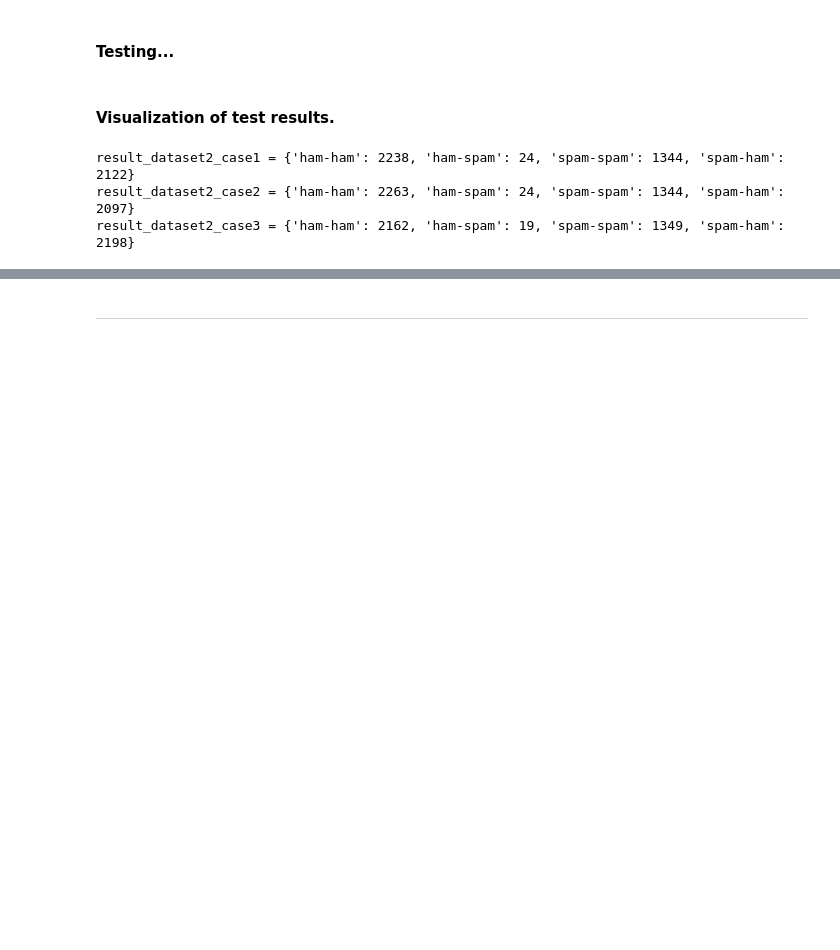
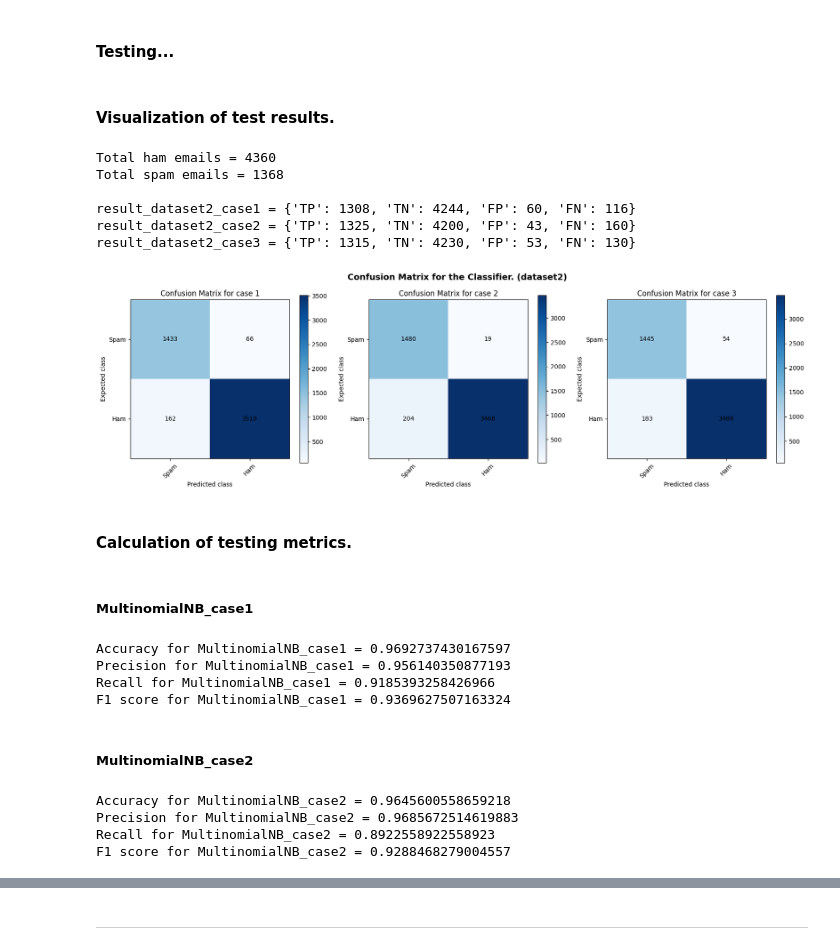
Before and after one commit to rezabungel/Spam-detection-using-MultinomialNB, a Jupyter notebook: code/spam_classifier_testing.ipynb, the cells around one changed output, grey strips where cells are left out. Cells and saved outputs as stored; diff of their text form; code cells hidden in the pictures; blank space fills up the shorter version.

```diff
--- a/code/spam_classifier_testing.ipynb
+++ b/code/spam_classifier_testing.ipynb
@@ -193,11 +376,69 @@ for i in range(len(dataset2)):
 # %% [markdown]
 #### Visualization of test results.
 # %%
-# TO DO: Create visualization.
+print(f"Total ham emails = {len(dataset2[dataset2['label']==0])}")
+print(f"Total spam emails = {len(dataset2[dataset2['label']==1])}\n")
+
 print(f"result_dataset2_case1 = {result_dataset2_case1}")
 print(f"result_dataset2_case2 = {result_dataset2_case2}")
 print(f"result_dataset2_case3 = {result_dataset2_case3}")
 # %% [output]
-result_dataset2_case1 = {'ham-ham': 2238, 'ham-spam': 24, 'spam-spam': 1344, 'spam-ham': 2122}
-result_dataset2_case2 = {'ham-ham': 2263, 'ham-spam': 24, 'spam-spam': 1344, 'spam-ham': 2097}
-result_dataset2_case3 = {'ham-ham': 2162, 'ham-spam': 19, 'spam-spam': 1349, 'spam-ham': 2198}
+Total ham emails = 4360
+Total spam emails = 1368
+
+result_dataset2_case1 = {'TP': 1308, 'TN': 4244, 'FP': 60, 'FN': 116}
+result_dataset2_case2 = {'TP': 1325, 'TN': 4200, 'FP': 43, 'FN': 160}
+result_dataset2_case3 = {'TP': 1315, 'TN': 4230, 'FP': 53, 'FN': 130}
+# %%
+fig, ax = plt.subplots(1, 3, figsize = (20, 5))
+
+fig.suptitle('Confusion Matrix for the Classifier. (dataset2)', fontsize=14, fontweight='bold')
+
+plot_confusion_matrix(result_dataset1_case1['TP'], result_dataset1_case1['TN'], result_dataset1_case1['FP'], result_dataset1_case1['FN'], ax[0])
+plot_confusion_matrix(result_dataset1_case2['TP'], result_dataset1_case2['TN'], result_dataset1_case2['FP'], result_dataset1_case2['FN'], ax[1])
+plot_confusion_matrix(result_dataset1_case3['TP'], result_dataset1_case3['TN'], result_dataset1_case3['FP'], result_dataset1_case3['FN'], ax[2])
+
+# Clarification of graph titles
+ax[0].set_title('Confusion Matrix for case 1')
+ax[1].set_title('Confusion Matrix for case 2')
+ax[2].set_title('Confusion Matrix for case 3')
+
+plt.show()
+# %% [output]
+[figure, added]
+# %% [markdown]
+#### Calculation of testing metrics.
+# %% [markdown]
+##### MultinomialNB_case1
+# %%
+TP = result_dataset2_case1['TP']
+TN = result_dataset2_case1['TN']
+FP = result_dataset2_case1['FP']
+FN = result_dataset2_case1['FN']
+
+print(f"Accuracy for MultinomialNB_case1 = {accuracy(TP, TN, FP, FN)}")
+print(f"Precision for MultinomialNB_case1 = {precision(TP, FP)}")
+print(f"Recall for MultinomialNB_case1 = {recall(TP, FN)}")
+print(f"F1 score for MultinomialNB_case1 = {f1_score(precision(TP, FP), recall(TP, FN))}")
+# %% [output]
+Accuracy for MultinomialNB_case1 = 0.9692737430167597
+Precision for MultinomialNB_case1 = 0.956140350877193
+Recall for MultinomialNB_case1 = 0.9185393258426966
+F1 score for MultinomialNB_case1 = 0.9369627507163324
+# %% [markdown]
+##### MultinomialNB_case2
+# %%
+TP = result_dataset2_case2['TP']
+TN = result_dataset2_case2['TN']
+FP = result_dataset2_case2['FP']
+FN = result_dataset2_case2['FN']
+
+print(f"Accuracy for MultinomialNB_case2 = {accuracy(TP, TN, FP, FN)}")
+print(f"Precision for MultinomialNB_case2 = {precision(TP, FP)}")
+print(f"Recall for MultinomialNB_case2 = {recall(TP, FN)}")
+print(f"F1 score for MultinomialNB_case2 = {f1_score(precision(TP, FP), recall(TP, FN))}")
+# %% [output]
+Accuracy for MultinomialNB_case2 = 0.9645600558659218
+Precision for MultinomialNB_case2 = 0.9685672514619883
+Recall for MultinomialNB_case2 = 0.8922558922558923
+F1 score for MultinomialNB_case2 = 0.9288468279004557
```
Also changed, not shown: parts of 24 cells of this notebook, 14 other files.
